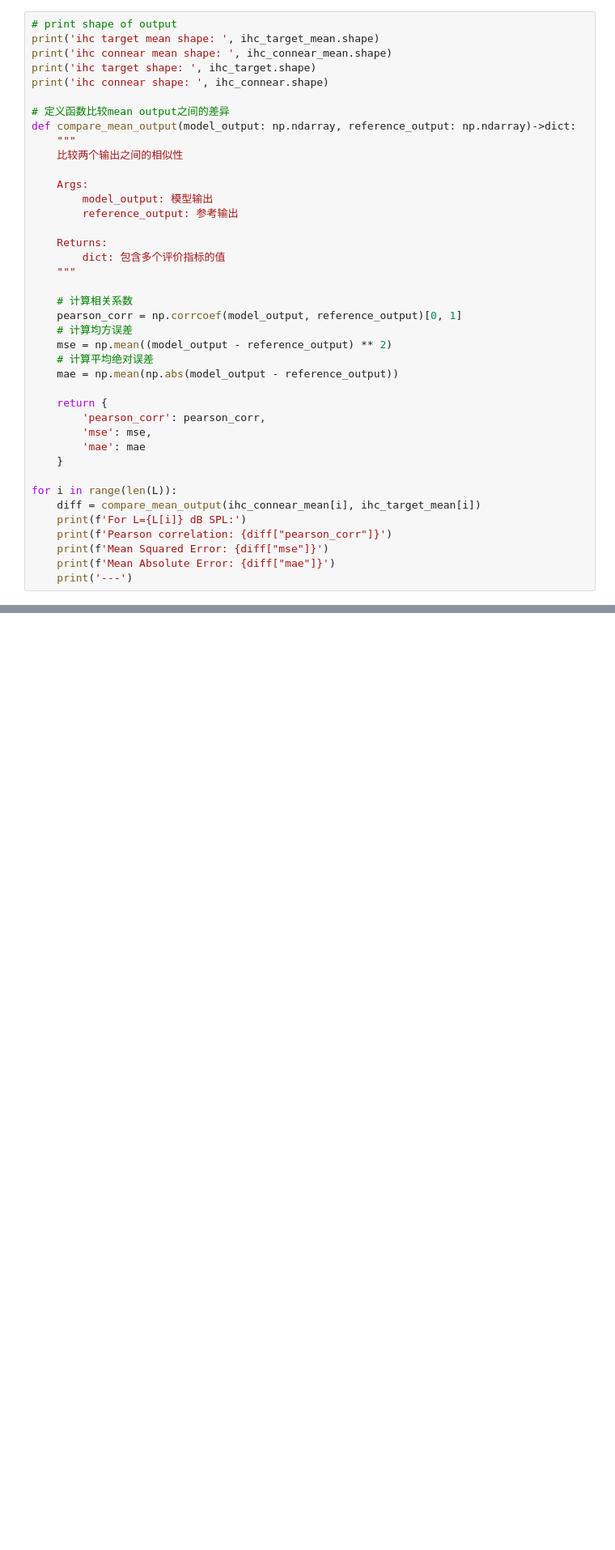
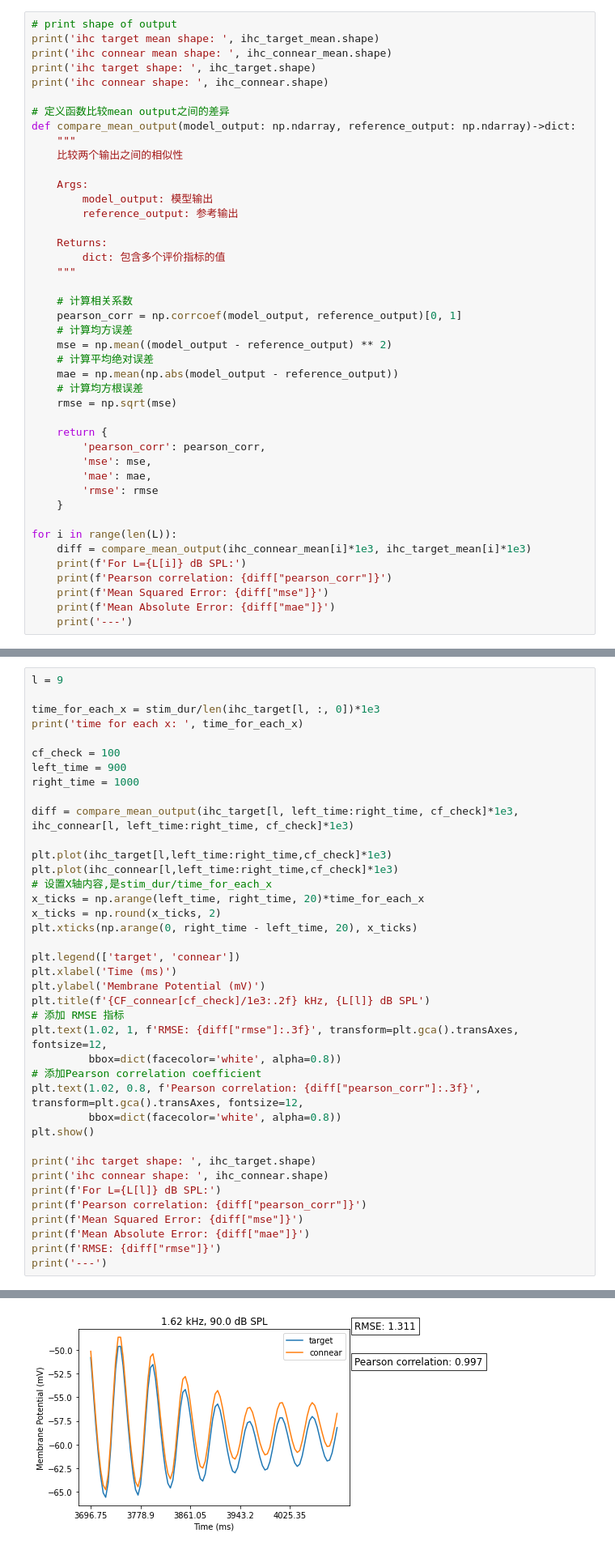
Before and after one commit to xuhe2/CoNNear_IHC-ANF, a Jupyter notebook: connear_notebook.ipynb, the cells around one changed output, grey strips where cells are left out. Shown at 81% size. Saved outputs shown, nothing was run; the diff lists cells and outputs as text; blank space fills up the shorter version.

```diff
--- a/connear_notebook.ipynb
+++ b/connear_notebook.ipynb
@@ -458,15 +473,18 @@ def compare_mean_output(model_output: np.ndarray, reference_output: np.ndarray)-
     mse = np.mean((model_output - reference_output) ** 2)
     # 计算平均绝对误差
     mae = np.mean(np.abs(model_output - reference_output))
+    # 计算均方根误差
+    rmse = np.sqrt(mse)
 
     return {
         'pearson_corr': pearson_corr,
         'mse': mse,
-        'mae': mae
+        'mae': mae,
+        'rmse': rmse
     }
 
 for i in range(len(L)):
-    diff = compare_mean_output(ihc_connear_mean[i], ihc_target_mean[i])
+    diff = compare_mean_output(ihc_connear_mean[i]*1e3, ihc_target_mean[i]*1e3)
     print(f'For L={L[i]} dB SPL:')
     print(f'Pearson correlation: {diff["pearson_corr"]}')
     print(f'Mean Squared Error: {diff["mse"]}')
@@ -502,0 +513,40 @@ plt.show()
+# %%
+l = 9
+
+time_for_each_x = stim_dur/len(ihc_target[l, :, 0])*1e3
+print('time for each x: ', time_for_each_x)
+
+cf_check = 100
+left_time = 900
+right_time = 1000
+
+diff = compare_mean_output(ihc_target[l, left_time:right_time, cf_check]*1e3, ihc_connear[l, left_time:right_time, cf_check]*1e3)
+
+plt.plot(ihc_target[l,left_time:right_time,cf_check]*1e3)
+plt.plot(ihc_connear[l,left_time:right_time,cf_check]*1e3)
+# 设置X轴内容,是stim_dur/time_for_each_x
+x_ticks = np.arange(left_time, right_time, 20)*time_for_each_x
+x_ticks = np.round(x_ticks, 2)
+plt.xticks(np.arange(0, right_time - left_time, 20), x_ticks)
+
+plt.legend(['target', 'connear'])
+plt.xlabel('Time (ms)')
+plt.ylabel('Membrane Potential (mV)')
+plt.title(f'{CF_connear[cf_check]/1e3:.2f} kHz, {L[l]} dB SPL')
+# 添加 RMSE 指标
+plt.text(1.02, 1, f'RMSE: {diff["rmse"]:.3f}', transform=plt.gca().transAxes, fontsize=12,
+         bbox=dict(facecolor='white', alpha=0.8))
+# 添加Pearson correlation coefficient
+plt.text(1.02, 0.8, f'Pearson correlation: {diff["pearson_corr"]:.3f}', transform=plt.gca().transAxes, fontsize=12,
+         bbox=dict(facecolor='white', alpha=0.8))
+plt.show()
+
+print('ihc target shape: ', ihc_target.shape)
+print('ihc connear shape: ', ihc_connear.shape)
+print(f'For L={L[l]} dB SPL:')
+print(f'Pearson correlation: {diff["pearson_corr"]}')
+print(f'Mean Squared Error: {diff["mse"]}')
+print(f'Mean Absolute Error: {diff["mae"]}')
+print(f'RMSE: {diff["rmse"]}')
+print('---')
+# %% [output]
@@ -502,0 +554 @@ plt.show()
+[figure, added]
```
Also changed, not shown: parts of 9 cells of this notebook.
